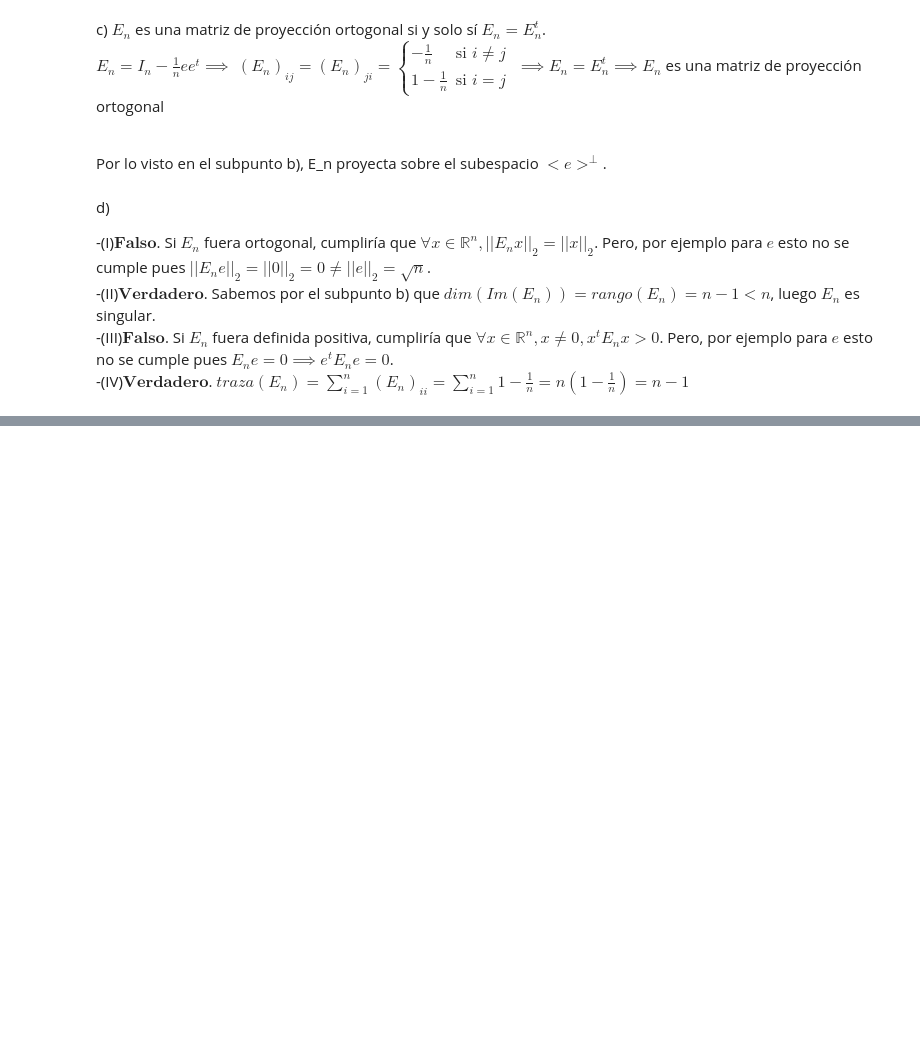
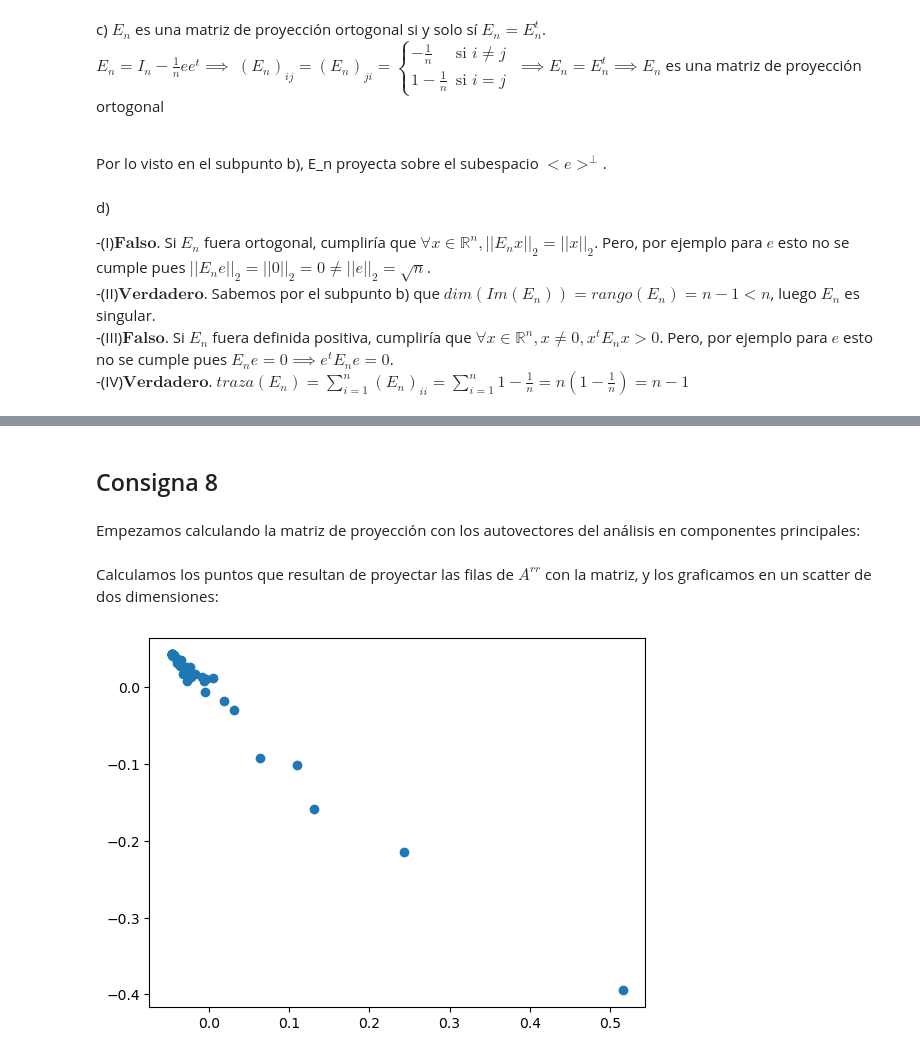
Before and after one commit to IMAbril/Matrices_Insumo-Producto, a Jupyter notebook: notebooks/TP2_resuelto.ipynb, the cells around one changed output, grey strips where cells are left out. Drawn from its saved outputs; the diff is of its cells as text; code cells hidden in the pictures; blank space fills up the shorter version.

Commit message:
punto 8 incompleto

```diff
--- a/notebooks/TP2_resuelto.ipynb
+++ b/notebooks/TP2_resuelto.ipynb
@@ -441,0 +445,7 @@ d)
+# %%
+I = np.eye(40)
+e = np.ones((40,1))
+E_40 = I - 1/40 * e @ e.transpose()
+
+A_rr = A_p1p1
+A_rr_normalizada = E_40 @ A_rr
@@ -441,0 +454,2 @@ d)
+# %%
+C = A_rr_normalizada.transpose() @ A_rr_normalizada / 39
@@ -441,0 +458,31 @@ d)
+# %%
+# Obtenemos el primer autovector y autovalor
+v1, lambda1 = metodo_potencia_hotelling(C,0.999)
+
+# Calculamos c'
+C_prima = C - lambda1 * v1 @ v1.transpose()
+
+# Obtenemos el segundo autovector y autovalor
+v2, lambda2 = metodo_potencia_hotelling(C_prima,0.99)
+# %% [markdown]
+## Consigna 8
+# %% [markdown]
+Empezamos calculando la matriz de proyección con los autovectores del análisis en componentes principales:
+# %%
+M = np.column_stack((v1,v2))
+# %% [markdown]
+Calculamos los puntos que resultan de proyectar las filas de $A^{rr}$ con la matriz, y los graficamos en un scatter de dos dimensiones:
+# %%
+X = []
+Y = []
+promedio_columna = np.mean(A_p1p1,axis = 0)
+A_p1p1_centrado = A_p1p1 - promedio_columna
+for fila in A_p1p1_centrado:
+    proyeccion = fila @ M
+    X.append(proyeccion[0])
+    Y.append(proyeccion[1])
+
+plt.scatter(x=X,y=Y)
+plt.show()
+# %% [output]
+[figure, added]
```
Also changed, not shown: parts of 5 cells of this notebook.
